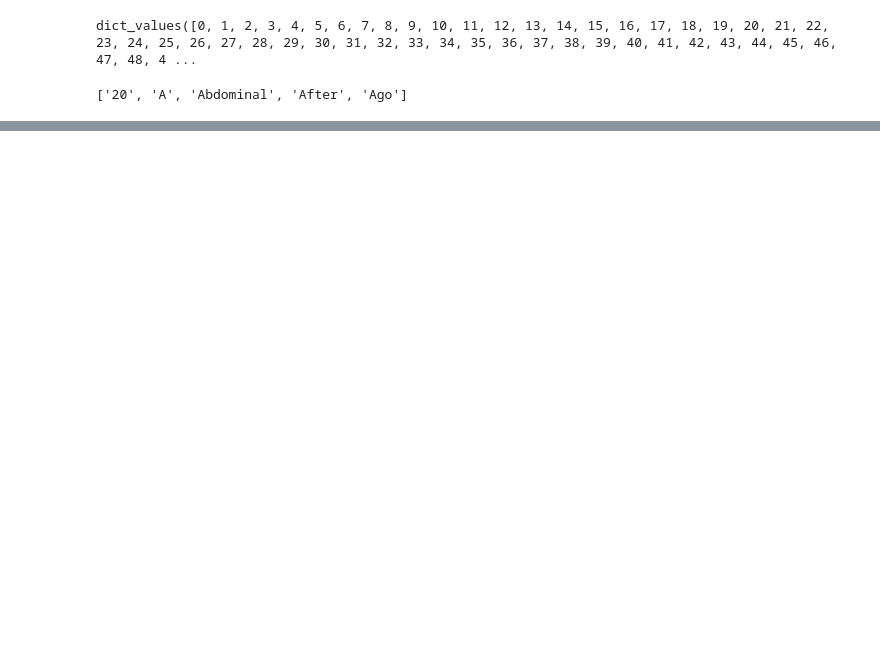
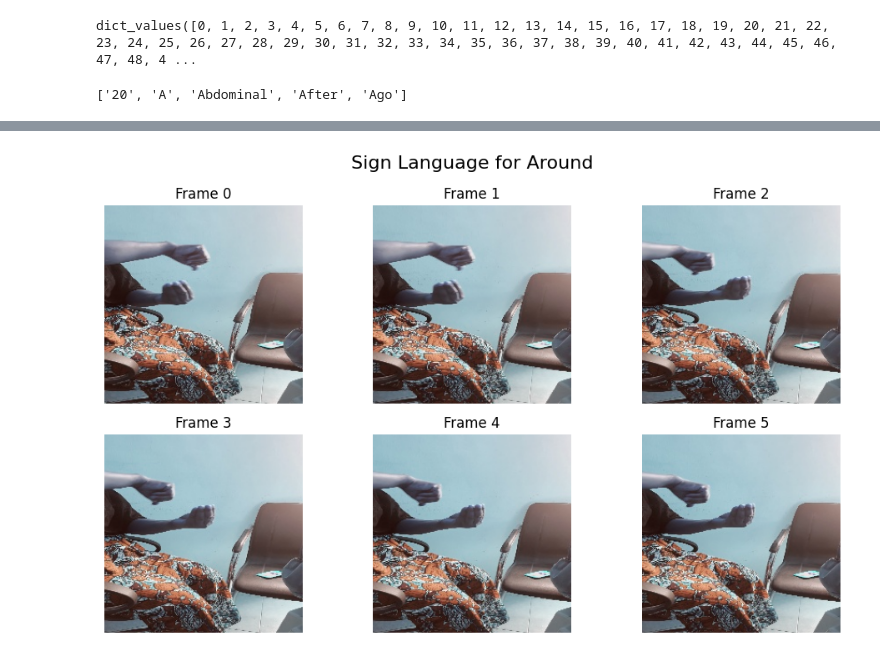
Before and after one commit to BINARY-DIGITAL-HUB/Sign-language-translation, a Jupyter notebook: code.ipynb, the cells around one changed output, grey strips where cells are left out. Cells and saved outputs as stored; diff of their text form; code cells hidden in the pictures; blank space fills up the shorter version.

```diff
--- a/code.ipynb
+++ b/code.ipynb
@@ -423,0 +521,5 @@ KeyboardInterrupt:
+# %%
+# numpy image
+sample_path = frame_data_paths['A'][0]
+img = cv2.imread(sample_path)
+img
@@ -423,0 +595,23 @@ KeyboardInterrupt:
+# %%
+import matplotlib.pyplot as plt
+import cv2
+
+def plot_images(images, title='Around'):
+    fig, axes = plt.subplots(2, 3, figsize=(10, 6))
+
+    for i, ax in enumerate(axes.flat):
+        # img = cv2.imread(images[i])
+        # img = cv2.cvtColor(img, cv2.COLOR_BGR2RGB)
+        img = images[i]
+        ax.imshow(img)
+        ax.set_title(f"Frame {i}")
+        ax.axis("off")
+
+    fig.suptitle(f'Sign Language for {title}', fontsize=16)
+    plt.tight_layout()
+    plt.show()
+
+
+plot_images(images)
+# %% [output]
+[figure, added]
```
Also changed, not shown: parts of 29 cells of this notebook.
